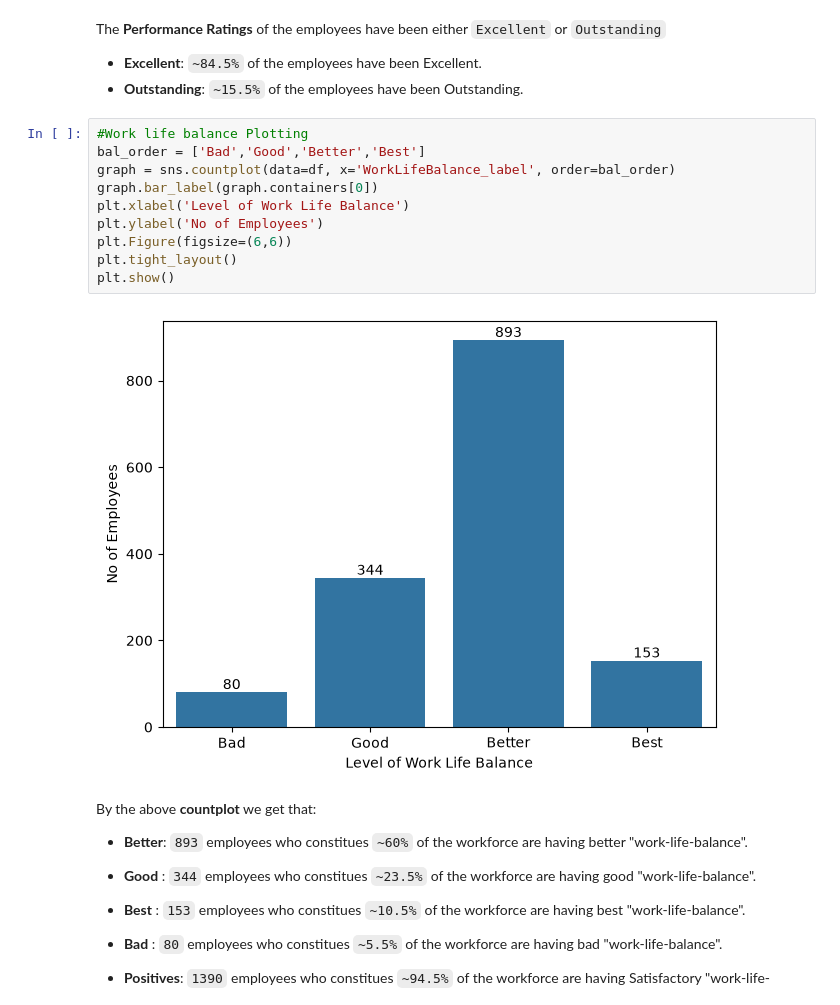
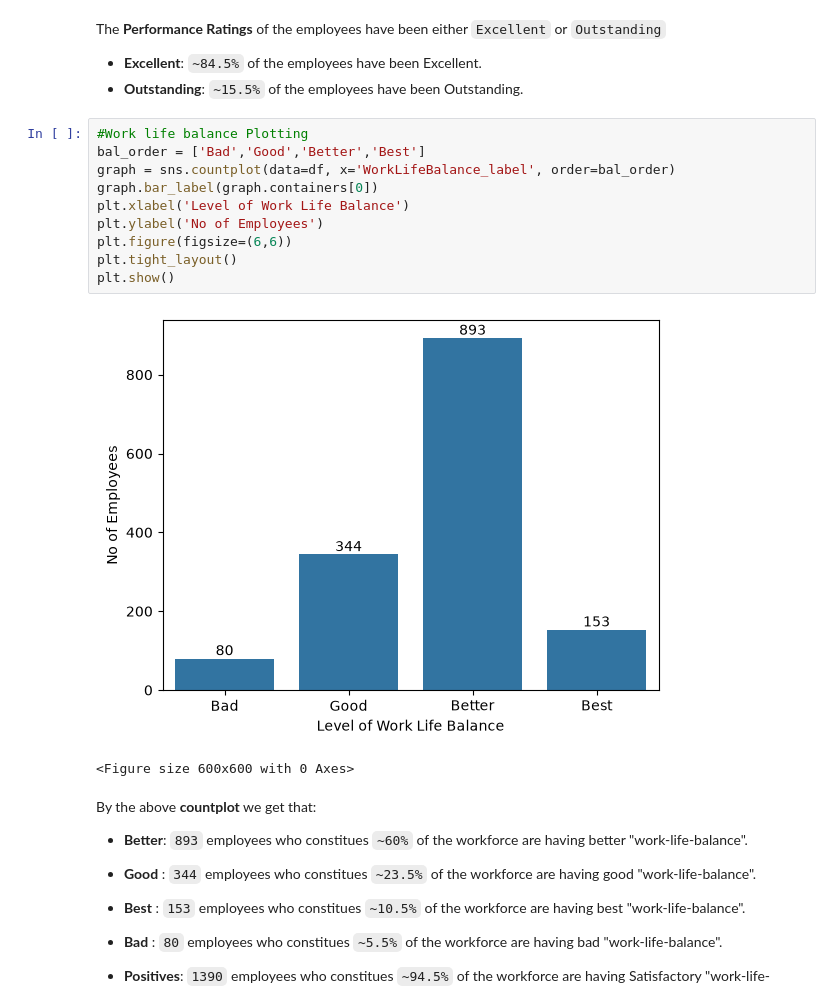
Before and after one commit to praveenkumar231205/ibm-hr-analytics-python, a Jupyter notebook: 01_eda_and_insights.ipynb, the cells around one changed output. Saved outputs shown, nothing was run; the diff lists cells and outputs as text.

```diff
--- a/01_eda_and_insights.ipynb
+++ b/01_eda_and_insights.ipynb
@@ -245,15 +247,16 @@ The **Performance Ratings** of the employees have been either `Excellent` or `Ou
 # %%
 #Work life balance Plotting
 bal_order = ['Bad','Good','Better','Best']
 graph = sns.countplot(data=df, x='WorkLifeBalance_label', order=bal_order)
 graph.bar_label(graph.containers[0])
 plt.xlabel('Level of Work Life Balance')
 plt.ylabel('No of Employees')
-plt.Figure(figsize=(6,6))
+plt.figure(figsize=(6,6))
 plt.tight_layout()
 plt.show()
 # %% [output]
-[figure, old version]
+[figure, new version]
+<Figure size 600x600 with 0 Axes>
 # %% [markdown]
 By the above **countplot** we get that:
 * **Better**: `893` employees who constitues `~60%` of the workforce are having better "work-life-balance".
```
Also changed, not shown: parts of 3 cells of this notebook.
